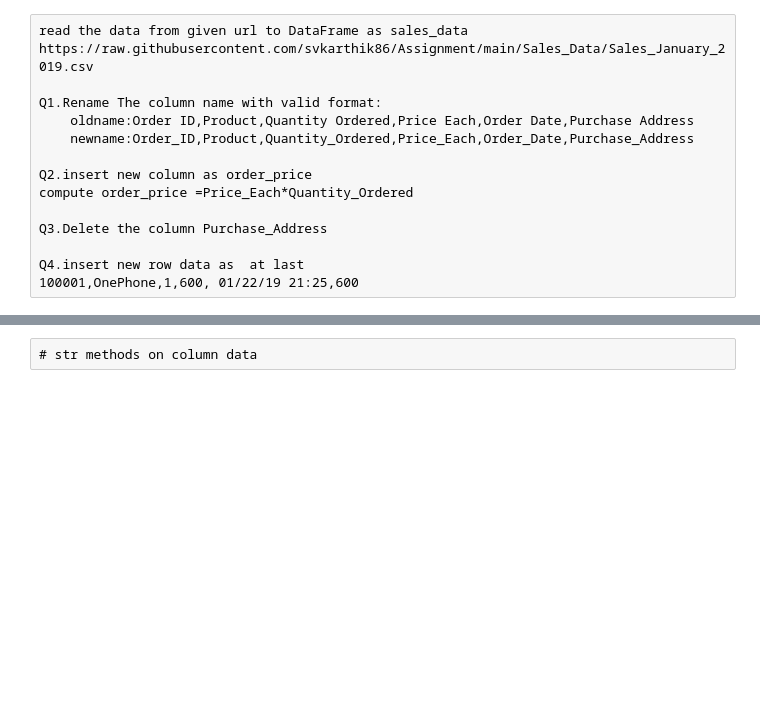
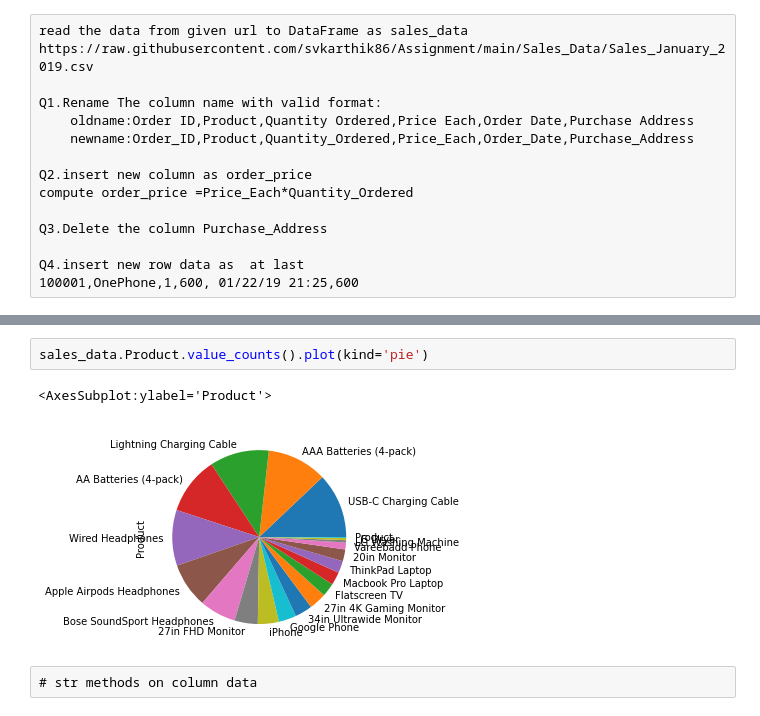
Before and after one commit to Edubridge-karthik/Advance-Python, a Jupyter notebook: EONDA- Pandas on 28th and 29th .ipynb, the cells around one changed output, grey strips where cells are left out. Drawn from its saved outputs; the diff is of its cells as text; blank space fills up the shorter version.

```diff
--- a/EONDA- Pandas on 28th and 29th .ipynb
+++ b/EONDA- Pandas on 28th and 29th .ipynb
@@ -503,3 +554,8 @@ Index(['ORDER ID', 'PRODUCT', 'QUANTITY ORDERED', 'PRICE EACH', 'ORDER DATE',
+# %%
+sales_data.Product.value_counts().plot(kind='pie')
+# %% [output]
+<AxesSubplot:ylabel='Product'>
+[figure, added]
 # %% [raw]
 # str methods on column data
 # %%
```
Also changed, not shown: parts of 53 cells of this notebook.
